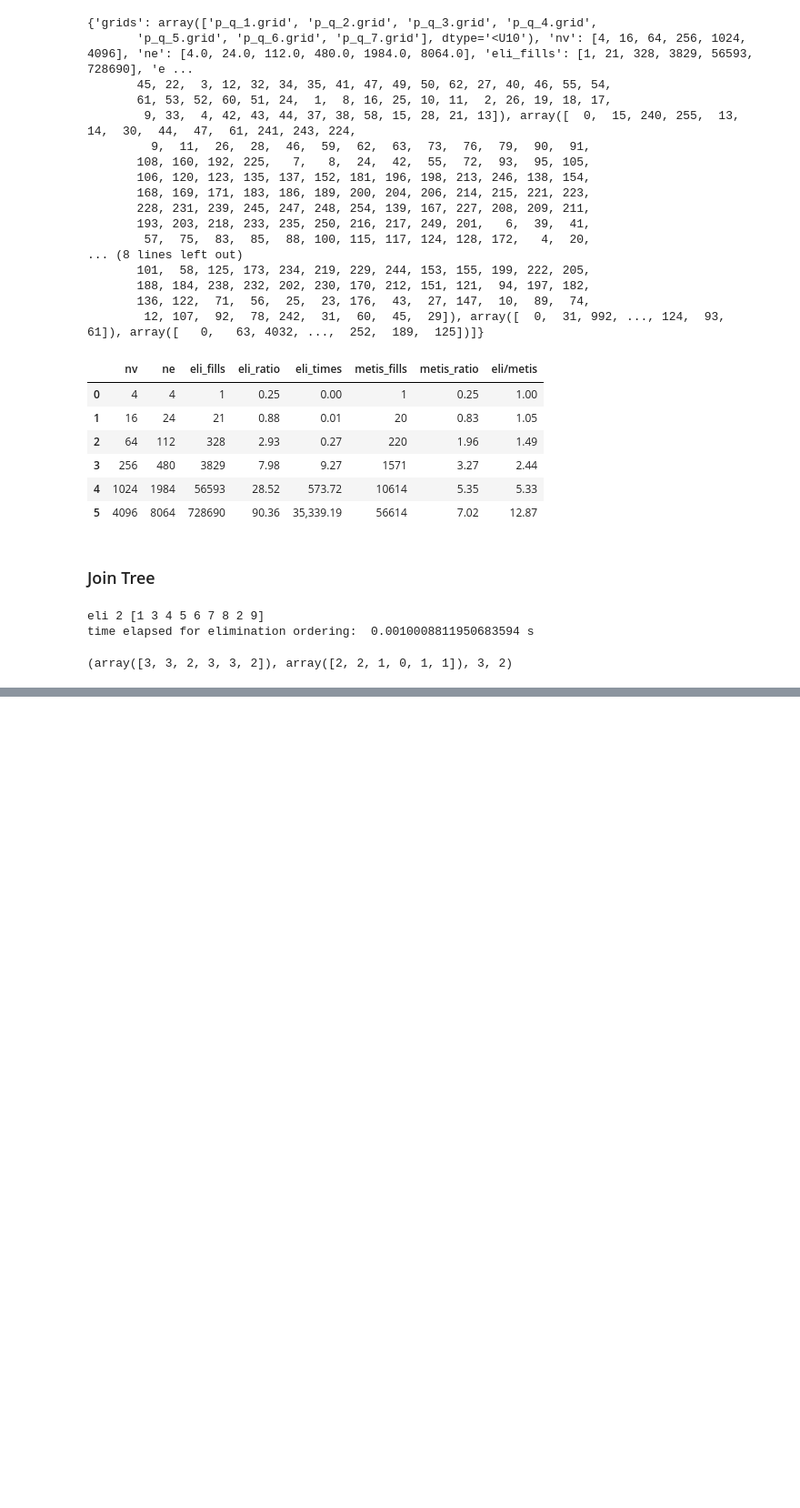
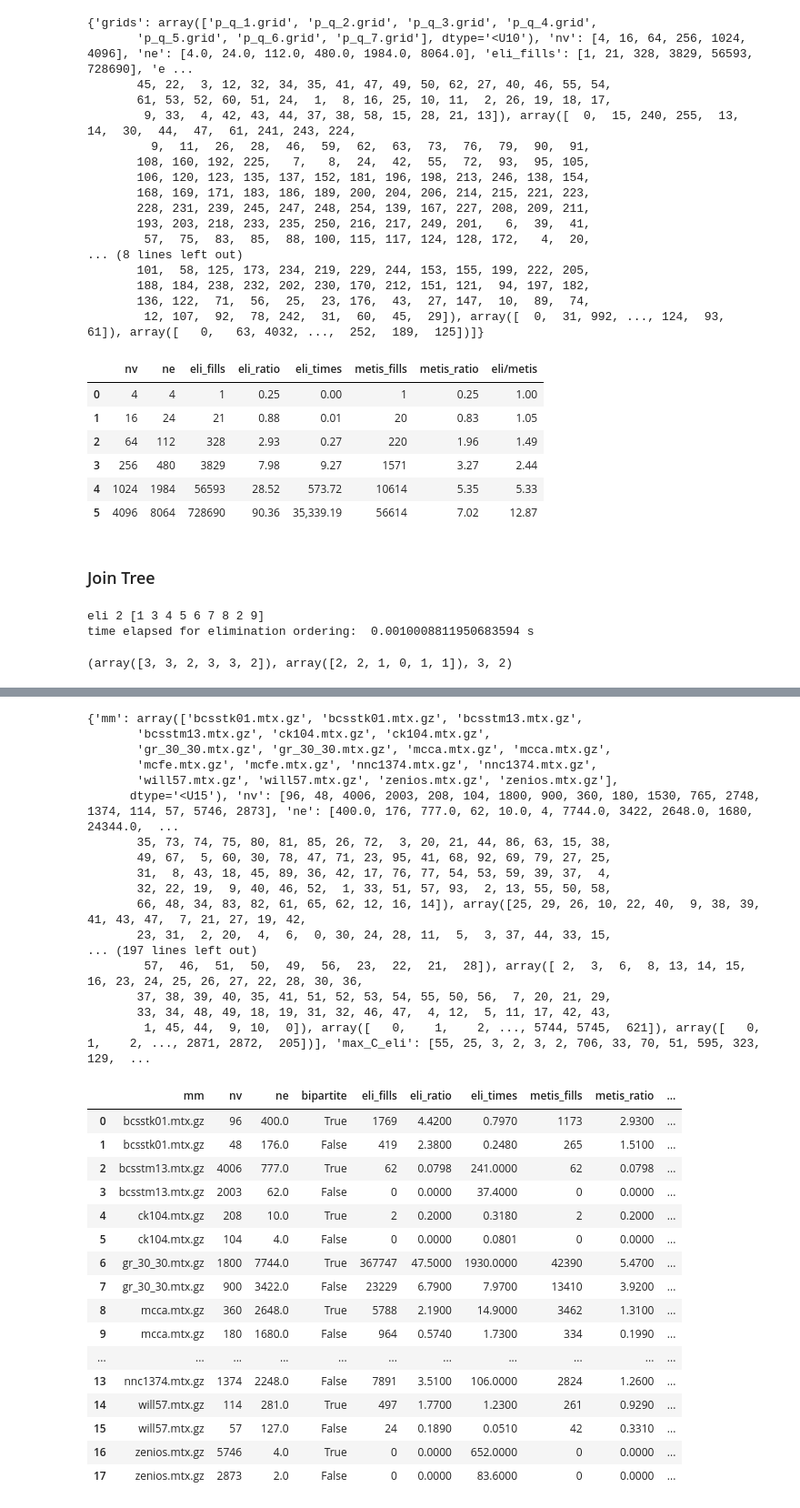
Before and after one commit to berylgithub/eli, a Jupyter notebook: elimination_ordering.ipynb, the cells around one changed output, grey strips where cells are left out. Shown at 91% size. Saved outputs shown, nothing was run; the diff lists cells and outputs as text; code cells hidden in the pictures; blank space fills up the shorter version.

```diff
--- a/elimination_ordering.ipynb
+++ b/elimination_ordering.ipynb
@@ -1637,7 +1637,7 @@ for mfile in matrix_files:
     _, _ , C_vs, sep_idxs = eliminate(G, e, join_tree=True)
     print("eli||generating jointree for ",mfile,"completed!")
     _, _, max_C, max_K = absorption(e, C_vs, sep_idxs)
-    max_C_eli.append(max_C_eli); max_K_eli.append(max_K_eli)
+    max_C_eli.append(max_C); max_K_eli.append(max_K)
     print("eli||absorption for",mfile,"completed!")
     print("eli||max_C, max_K:",max_C, max_K)
     print()
@@ -1645,14 +1645,14 @@ for mfile in matrix_files:
     G = load_matrix_market(mfile)
     if data["bipartite"][i] == True:
         G = bipartization(G)
-        e = iperm_to_orderlist(path+"ndmetis_iperm/"+mfile+".bip.metisgraph.iperm")
+        e = iperm_to_orderlist(path+"ndmetis_iperm/"+data['mm'][i]+".bip.metisgraph.iperm")
     else:
         G = symmetrization(G)
-        e = iperm_to_orderlist(path+"ndmetis_iperm/"+mfile+".sym.metisgraph.iperm")
+        e = iperm_to_orderlist(path+"ndmetis_iperm/"+data['mm'][i]+".sym.metisgraph.iperm")
     _, _ , C_vs, sep_idxs = eliminate(G, e, join_tree=True)
     print("metis||generating jointree for ",mfile,"completed!")
     _, _, max_C, max_K = absorption(e, C_vs, sep_idxs)
-    max_C_metis.append(max_C_metis); max_K_metis.append(max_K_metis)
+    max_C_metis.append(max_C); max_K_metis.append(max_K)
 
     print("metis||absorption for",mfile,"completed!")
     print("metis||max_C, max_K:",max_C, max_K)
@@ -1662,7 +1662,7 @@ for mfile in matrix_files:
     data["max_C_eli"] = max_C_eli
     data["max_K_eli"] = max_K_eli
     data["max_C_metis"] = max_C_metis
-
+    data["max_K_metis"] = max_K_metis
     with open(path+"new_matrix_data.jt.p", 'wb') as fp:
         pickle.dump(data, fp)
 
@@ -1675,0 +1689,48 @@ FileNotFoundError: [Errno 2] No such file or directory: 'matrices/archive/18.02.
+# %%
+with open('matrices/archive/18.02.2021/matrix/new_matrix_data.jt.p', 'rb') as fp:
+    data = pickle.load(fp)
+    print(data)
+df = pd.DataFrame.from_dict(data)
+df = df.drop(['e_order'], axis=1)
+df.style.format({
+    'eli_ratio': '{:,.2f}'.format,
+    'eli_times': '{:,.2f}'.format,
+    'metis_ratio':'{:,.2f}'.format,
+    'eli/metis': '{:,.2f}'.format
+    #'B': '{:,.3f}'.format,
+})
+# %% [output]
+{'mm': array(['bcsstk01.mtx.gz', 'bcsstk01.mtx.gz', 'bcsstm13.mtx.gz',
+       'bcsstm13.mtx.gz', 'ck104.mtx.gz', 'ck104.mtx.gz',
+       'gr_30_30.mtx.gz', 'gr_30_30.mtx.gz', 'mcca.mtx.gz', 'mcca.mtx.gz',
+       'mcfe.mtx.gz', 'mcfe.mtx.gz', 'nnc1374.mtx.gz', 'nnc1374.mtx.gz',
+       'will57.mtx.gz', 'will57.mtx.gz', 'zenios.mtx.gz', 'zenios.mtx.gz'],
+      dtype='<U15'), 'nv': [96, 48, 4006, 2003, 208, 104, 1800, 900, 360, 180, 1530, 765, 2748, 1374, 114, 57, 5746, 2873], 'ne': [400.0, 176, 777.0, 62, 10.0, 4, 7744.0, 3422, 2648.0, 1680, 24344.0,  ...
+       35, 73, 74, 75, 80, 81, 85, 26, 72,  3, 20, 21, 44, 86, 63, 15, 38,
+       49, 67,  5, 60, 30, 78, 47, 71, 23, 95, 41, 68, 92, 69, 79, 27, 25,
+       31,  8, 43, 18, 45, 89, 36, 42, 17, 76, 77, 54, 53, 59, 39, 37,  4,
+       32, 22, 19,  9, 40, 46, 52,  1, 33, 51, 57, 93,  2, 13, 55, 50, 58,
+       66, 48, 34, 83, 82, 61, 65, 62, 12, 16, 14]), array([25, 29, 26, 10, 22, 40,  9, 38, 39, 41, 43, 47,  7, 21, 27, 19, 42,
+       23, 31,  2, 20,  4,  6,  0, 30, 24, 28, 11,  5,  3, 37, 44, 33, 15,
+... (197 lines left out)
+        57,  46,  51,  50,  49,  56,  23,  22,  21,  28]), array([ 2,  3,  6,  8, 13, 14, 15, 16, 23, 24, 25, 26, 27, 22, 28, 30, 36,
+       37, 38, 39, 40, 35, 41, 51, 52, 53, 54, 55, 50, 56,  7, 20, 21, 29,
+       33, 34, 48, 49, 18, 19, 31, 32, 46, 47,  4, 12,  5, 11, 17, 42, 43,
+        1, 45, 44,  9, 10,  0]), array([   0,    1,    2, ..., 5744, 5745,  621]), array([   0,    1,    2, ..., 2871, 2872,  205])], 'max_C_eli': [55, 25, 3, 2, 3, 2, 706, 33, 70, 51, 595, 323, 129,  ...
+|  | mm | nv | ne | bipartite | eli_fills | eli_ratio | eli_times | metis_fills | metis_ratio | ... |
+| 0 | bcsstk01.mtx.gz | 96 | 400.0 | True | 1769 | 4.4200 | 0.7970 | 1173 | 2.9300 | ... |
+| 1 | bcsstk01.mtx.gz | 48 | 176.0 | False | 419 | 2.3800 | 0.2480 | 265 | 1.5100 | ... |
+| 2 | bcsstm13.mtx.gz | 4006 | 777.0 | True | 62 | 0.0798 | 241.0000 | 62 | 0.0798 | ... |
+| 3 | bcsstm13.mtx.gz | 2003 | 62.0 | False | 0 | 0.0000 | 37.4000 | 0 | 0.0000 | ... |
+| 4 | ck104.mtx.gz | 208 | 10.0 | True | 2 | 0.2000 | 0.3180 | 2 | 0.2000 | ... |
+| 5 | ck104.mtx.gz | 104 | 4.0 | False | 0 | 0.0000 | 0.0801 | 0 | 0.0000 | ... |
+| 6 | gr_30_30.mtx.gz | 1800 | 7744.0 | True | 367747 | 47.5000 | 1930.0000 | 42390 | 5.4700 | ... |
+| 7 | gr_30_30.mtx.gz | 900 | 3422.0 | False | 23229 | 6.7900 | 7.9700 | 13410 | 3.9200 | ... |
+| 8 | mcca.mtx.gz | 360 | 2648.0 | True | 5788 | 2.1900 | 14.9000 | 3462 | 1.3100 | ... |
+| 9 | mcca.mtx.gz | 180 | 1680.0 | False | 964 | 0.5740 | 1.7300 | 334 | 0.1990 | ... |
+| ... | ... | ... | ... | ... | ... | ... | ... | ... | ... | ... |
+| 13 | nnc1374.mtx.gz | 1374 | 2248.0 | False | 7891 | 3.5100 | 106.0000 | 2824 | 1.2600 | ... |
+| 14 | will57.mtx.gz | 114 | 281.0 | True | 497 | 1.7700 | 1.2300 | 261 | 0.9290 | ... |
+| 15 | will57.mtx.gz | 57 | 127.0 | False | 24 | 0.1890 | 0.0510 | 42 | 0.3310 | ... |
+| 16 | zenios.mtx.gz | 5746 | 4.0 | True | 0 | 0.0000 | 652.0000 | 0 | 0.0000 | ... |
+| 17 | zenios.mtx.gz | 2873 | 2.0 | False | 0 | 0.0000 | 83.6000 | 0 | 0.0000 | ... |
```
Also changed, not shown: parts of 1 cell of this notebook.
